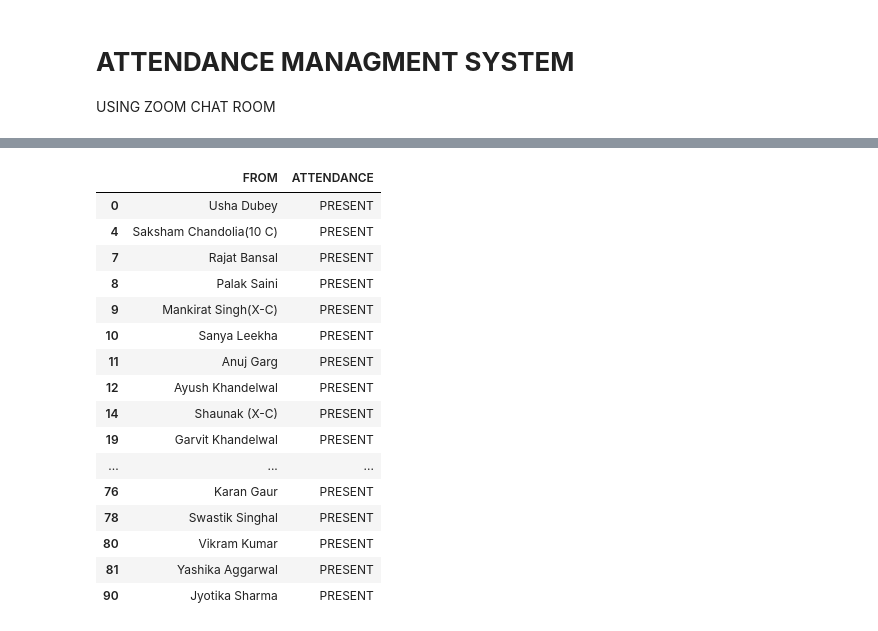
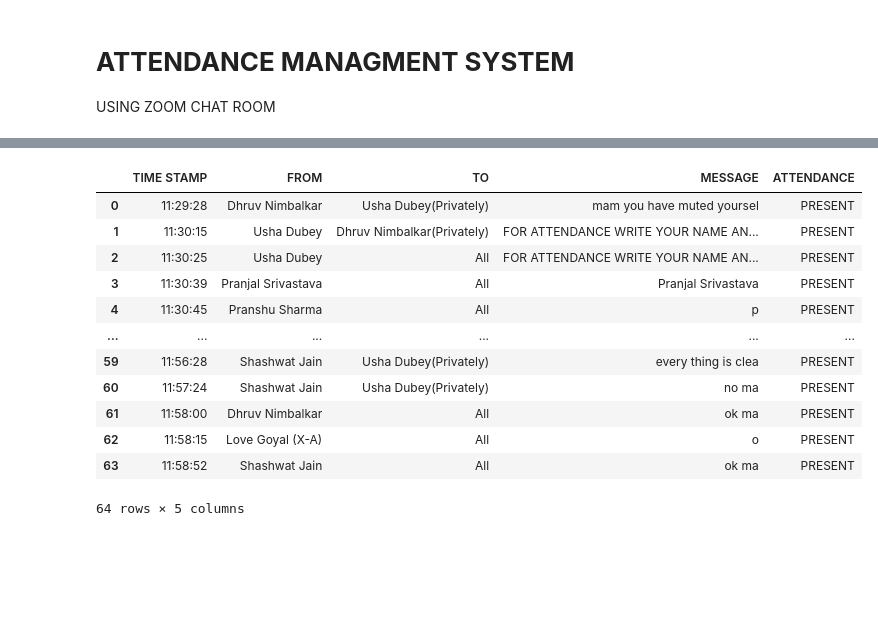
Before and after one commit to saksham1211/AttendanceManagement-System-, a Jupyter notebook: ATTENDANCE_SYSTEM.ipynb, the cells around one changed output, grey strips where cells are left out. Cells and saved outputs as stored; diff of their text form; code cells hidden in the pictures; blank space fills up the shorter version.

```diff
--- a/ATTENDANCE_SYSTEM.ipynb
+++ b/ATTENDANCE_SYSTEM.ipynb
@@ -162,20 +176,18 @@ df.drop_duplicates(subset = 'FROM', keep = False, inplace = True)
+# %%
+df.sort_index()
+# %% [output]
+|  | TIME STAMP | FROM | TO | MESSAGE | ATTENDANCE |
+| 0 | 11:29:28 | Dhruv Nimbalkar | Usha Dubey(Privately) | mam you have muted yoursel | PRESENT |
+| 1 | 11:30:15 | Usha Dubey | Dhruv Nimbalkar(Privately) | FOR ATTENDANCE WRITE YOUR NAME AN... | PRESENT |
+| 2 | 11:30:25 | Usha Dubey | All | FOR ATTENDANCE WRITE YOUR NAME AN... | PRESENT |
+| 3 | 11:30:39 | Pranjal Srivastava | All | Pranjal Srivastava | PRESENT |
+| 4 | 11:30:45 | Pranshu Sharma | All | p | PRESENT |
+| ... | ... | ... | ... | ... | ... |
+| 59 | 11:56:28 | Shashwat Jain | Usha Dubey(Privately) | every thing is clea | PRESENT |
+| 60 | 11:57:24 | Shashwat Jain | Usha Dubey(Privately) | no ma | PRESENT |
+| 61 | 11:58:00 | Dhruv Nimbalkar | All | ok ma | PRESENT |
+| 62 | 11:58:15 | Love Goyal (X-A) | All | o | PRESENT |
+| 63 | 11:58:52 | Shashwat Jain | All | ok ma | PRESENT |
+64 rows × 5 columns
 # %%
-df[['FROM', 'ATTENDANCE']]
+df1 = df[['FROM', 'ATTENDANCE']]
-# %% [output]
-|  | FROM | ATTENDANCE |
-| 0 | Usha Dubey | PRESENT |
-| 4 | Saksham Chandolia(10 C) | PRESENT |
-| 7 | Rajat Bansal | PRESENT |
-| 8 | Palak Saini | PRESENT |
-| 9 | Mankirat Singh(X-C) | PRESENT |
-| 10 | Sanya Leekha | PRESENT |
-| 11 | Anuj Garg | PRESENT |
-| 12 | Ayush Khandelwal | PRESENT |
-| 14 | Shaunak (X-C) | PRESENT |
-| 19 | Garvit Khandelwal | PRESENT |
-| ... | ... | ... |
-| 76 | Karan Gaur | PRESENT |
-| 78 | Swastik Singhal | PRESENT |
-| 80 | Vikram Kumar | PRESENT |
-| 81 | Yashika Aggarwal | PRESENT |
-| 90 | Jyotika Sharma | PRESENT |
```
Also changed, not shown: parts of 19 cells of this notebook.
